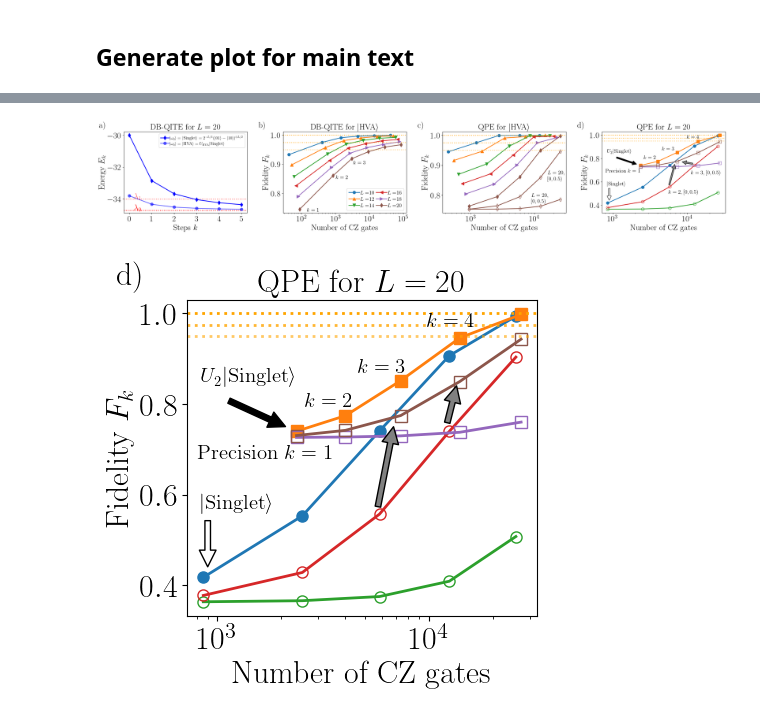
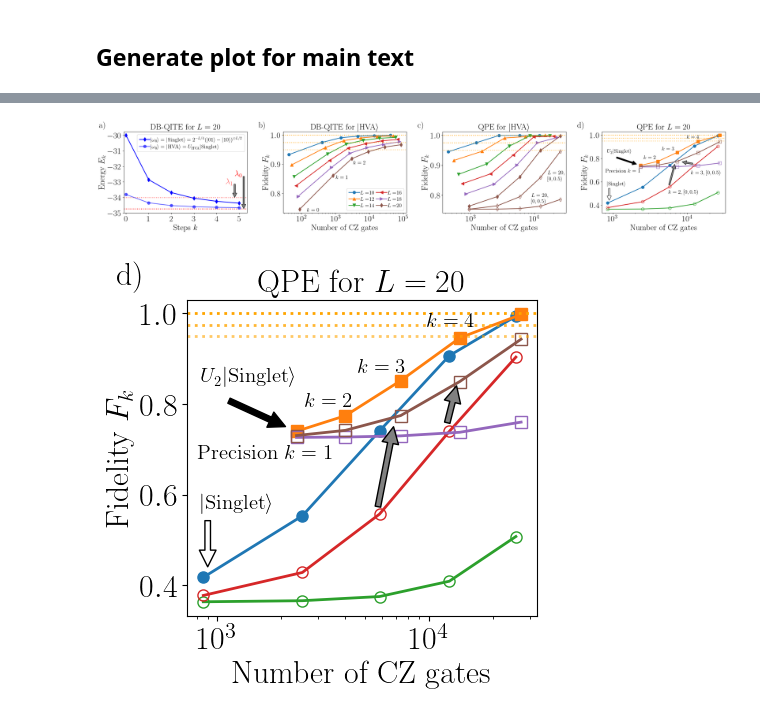
Before and after one commit to renezander90/DB-QITE, a Jupyter notebook: DB-QITE-PRL/generate_plots_PRL-Marek_running.ipynb, the cells around one changed output, grey strips where cells are left out. Cells and saved outputs as stored; diff of their text form; code cells hidden in the pictures.

```diff
--- a/DB-QITE-PRL/generate_plots_PRL-Marek_running.ipynb
+++ b/DB-QITE-PRL/generate_plots_PRL-Marek_running.ipynb
@@ -797,6 +781,39 @@ fig, ((axE_QITE, axF_QITE, axF_QPE, axF)) = plt.subplots(1, 4, figsize=(25, 5))#
 
 generate_plot_E_DBQITE(axE_QITE,20)
 axE_QITE.annotate('a)', xy = (-.2, 1.05), xycoords='axes fraction')
+axE_QITE.annotate(' ',
+            xy=(5.2, E0_val[L]),  # theta, radius
+            xytext=(5.2, -32.6),    # fraction, fraction
+            textcoords='data',
+            arrowprops=dict(facecolor='gray', shrink=0.001),
+            horizontalalignment='left',
+            verticalalignment='bottom')
+axE_QITE.annotate(' ',
+            xy=(4.8, -34),  # theta, radius
+            xytext=(4.8, -33.1),    # fraction, fraction
+            textcoords='data',
+            arrowprops=dict(facecolor='gray', shrink=0.001),
+            horizontalalignment='left',
+            verticalalignment='bottom')
+axE_QITE.set_xlim([-0.1,5.35])
+axE_QITE.text(
+    4.4,
+    -33,
+    r"$\lambda_1$",
+    va="center",
+    ha="left",
+    color="red",
+    alpha = 0.6
+)
+
+axE_QITE.text(
+    4.8,
+    -32.5  ,
+    r"$\lambda_0$",
+    va="center",
+    ha="left",
+    color="red"
+    )
 ###############################################################################
 # SUBPLOT 2: Fidelity and CZ count QITE
 ###############################################################################
@@ -805,9 +822,9 @@ generate_fidelity_cz_qite(axF_QITE, "VQE")
 
 axF_QITE.annotate('b)', xy = (-.2, 1.05), xycoords='axes fraction')
 
-axF_QITE.annotate(r'$k=1$', xy=(140,0.738), textcoords='data', fontsize=15)
-axF_QITE.annotate(r'$k=2$', xy=(1e3,0.85), textcoords='data', fontsize=15)
-axF_QITE.annotate(r'$k=3$', xy=(3.3e3,0.9), textcoords='data', fontsize=15)
+axF_QITE.annotate(r'$k=0$', xy=(140,0.738), textcoords='data', fontsize=15)
+axF_QITE.annotate(r'$k=1$', xy=(1e3,0.85), textcoords='data', fontsize=15)
+axF_QITE.annotate(r'$k=2$', xy=(3.3e3,0.9), textcoords='data', fontsize=15)
 ###############################################################################
 # SUBPLOT 2: Fidelity and CZ count QPE
 ###############################################################################
@@ -882,34 +899,34 @@ axF.annotate(' ',
             textcoords='data',
             arrowprops=dict(facecolor='gray', shrink=0.001),
             horizontalalignment='left',
             verticalalignment='bottom')
 
 
 
 axF.annotate(r'Precision $k=1$', xy=(800,0.68), textcoords='data', fontsize=15)
 axF.annotate(r'$k=2$', xy=(2600,0.795), textcoords='data', fontsize=15)
 axF.annotate(r'$k=3$', xy=(4.6e3,0.87), textcoords='data', fontsize=15)
 axF.annotate(r'$k=4$', xy=(9800,0.97), textcoords='data', fontsize=15)
 
 axF.annotate(r'$k=2, [0,0.5)$', xy=(5600,0.5), textcoords='data', fontsize=15)
 axF.annotate(r'$k=3, [0,0.5)$', xy=(11200,0.665), textcoords='data', fontsize=15)
 
 axF.annotate('d)', xy = (-.2, 1.05), xycoords='axes fraction')
 axF.axhline(y=1, color="orange", linestyle=':', alpha=1.0)
 axF.axhline(y=0.975, color="orange", linestyle=':', alpha=0.8)
 axF.axhline(y=0.95, color="orange", linestyle=':', alpha=0.6)
 
 #axF.legend(loc="best", fontsize=12)
 #axF.set_xticks(ticks = range(1, 6, 1))
 axF.set_xscale('log')
 axF.set_xlabel(r"Number of CZ gates")
 axF.set_ylabel(r"Fidelity $F_k$")
 axF.set_title(r"QPE for $L=20$")
 
 plt.tight_layout()
 plt.savefig("plots/QITE_Heisenberg_main2.pdf")
 # %% [output]
-[figure, old version]
+[figure, new version]
 # %%
 fig, axF = plt.subplots(1, 1, figsize=(5, 5))
 cz_counts = [results_Singlet_QPE[20][k]['ops']['cz'] for k in steps]
```
Also changed, not shown: parts of 2 cells of this notebook, 6 other files.
